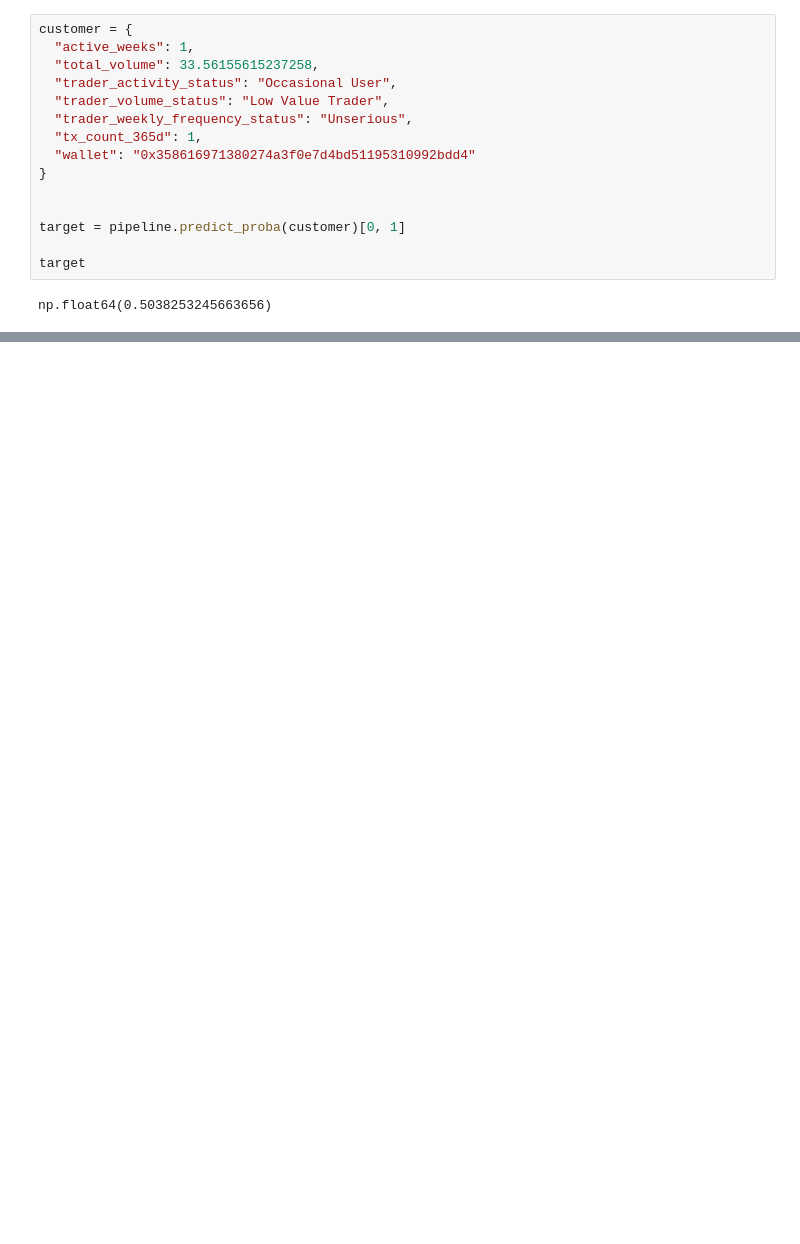
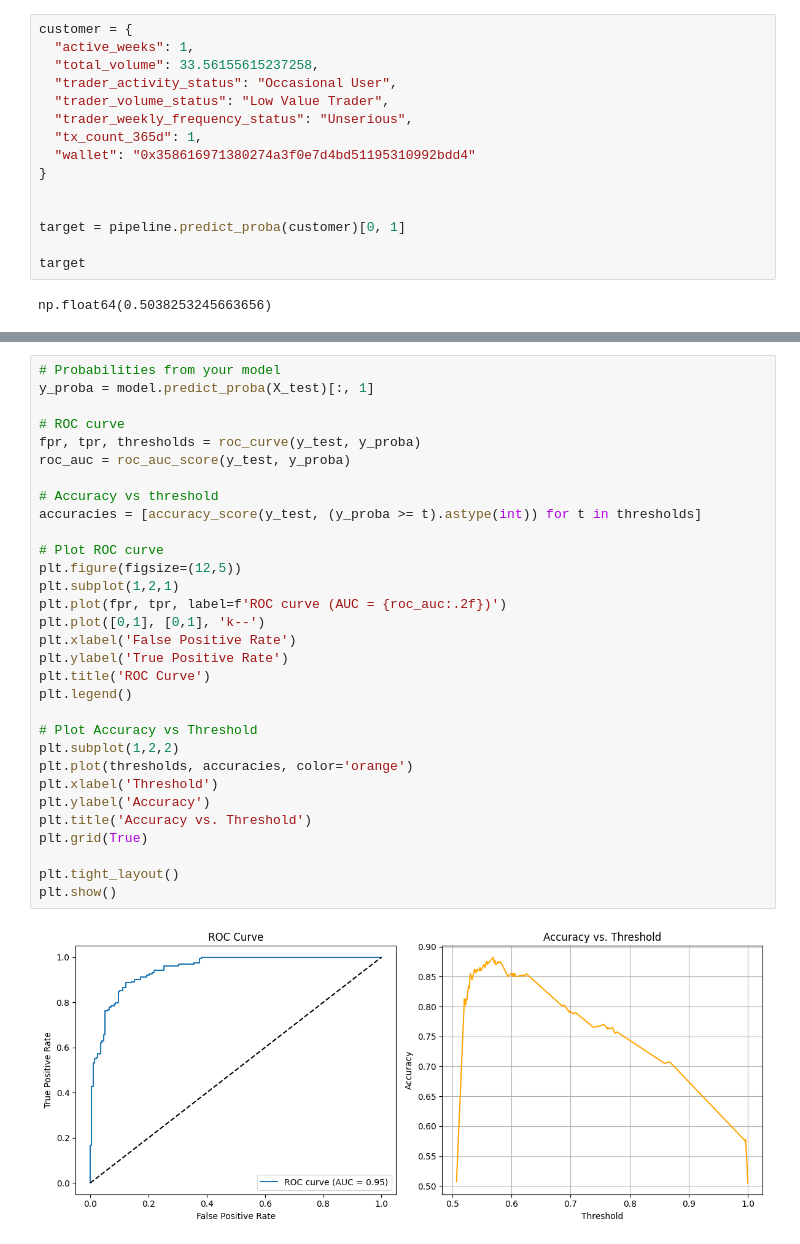
Before and after one commit to nice-bills/ml_zoomcamp, a Jupyter notebook: module_3/crypto_class.ipynb, the cells around one changed output, grey strips where cells are left out. Cells and saved outputs as stored; diff of their text form; blank space fills up the shorter version.

Commit message:
changed threshold

```diff
--- a/module_3/crypto_class.ipynb
+++ b/module_3/crypto_class.ipynb
@@ -487,0 +504,33 @@ np.float64(0.5038253245663656)
+# %%
+# Probabilities from your model
+y_proba = model.predict_proba(X_test)[:, 1]
+
+# ROC curve
+fpr, tpr, thresholds = roc_curve(y_test, y_proba)
+roc_auc = roc_auc_score(y_test, y_proba)
+
+# Accuracy vs threshold
+accuracies = [accuracy_score(y_test, (y_proba >= t).astype(int)) for t in thresholds]
+
+# Plot ROC curve
+plt.figure(figsize=(12,5))
+plt.subplot(1,2,1)
+plt.plot(fpr, tpr, label=f'ROC curve (AUC = {roc_auc:.2f})')
+plt.plot([0,1], [0,1], 'k--')
+plt.xlabel('False Positive Rate')
+plt.ylabel('True Positive Rate')
+plt.title('ROC Curve')
+plt.legend()
+
+# Plot Accuracy vs Threshold
+plt.subplot(1,2,2)
+plt.plot(thresholds, accuracies, color='orange')
+plt.xlabel('Threshold')
+plt.ylabel('Accuracy')
+plt.title('Accuracy vs. Threshold')
+plt.grid(True)
+
+plt.tight_layout()
+plt.show()
+# %% [output]
+[figure, added]
```
Also changed, not shown: parts of 6 cells of this notebook.
